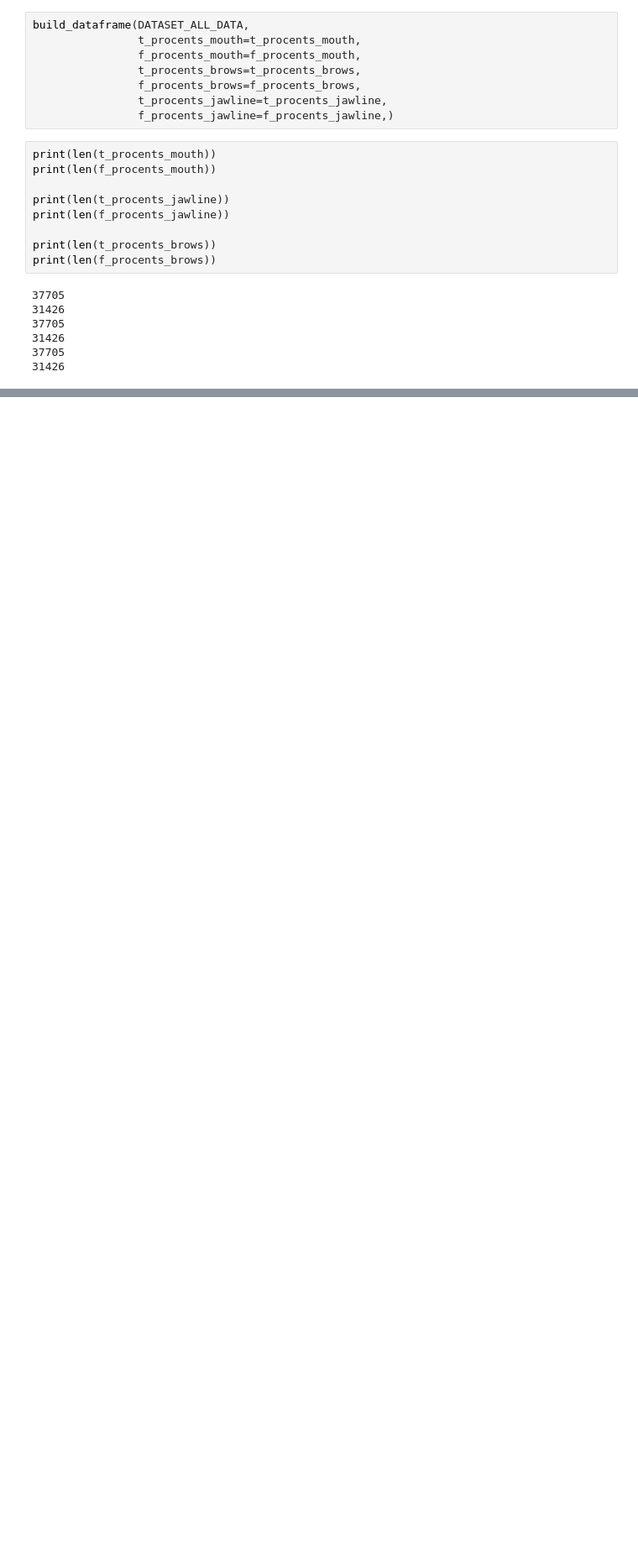
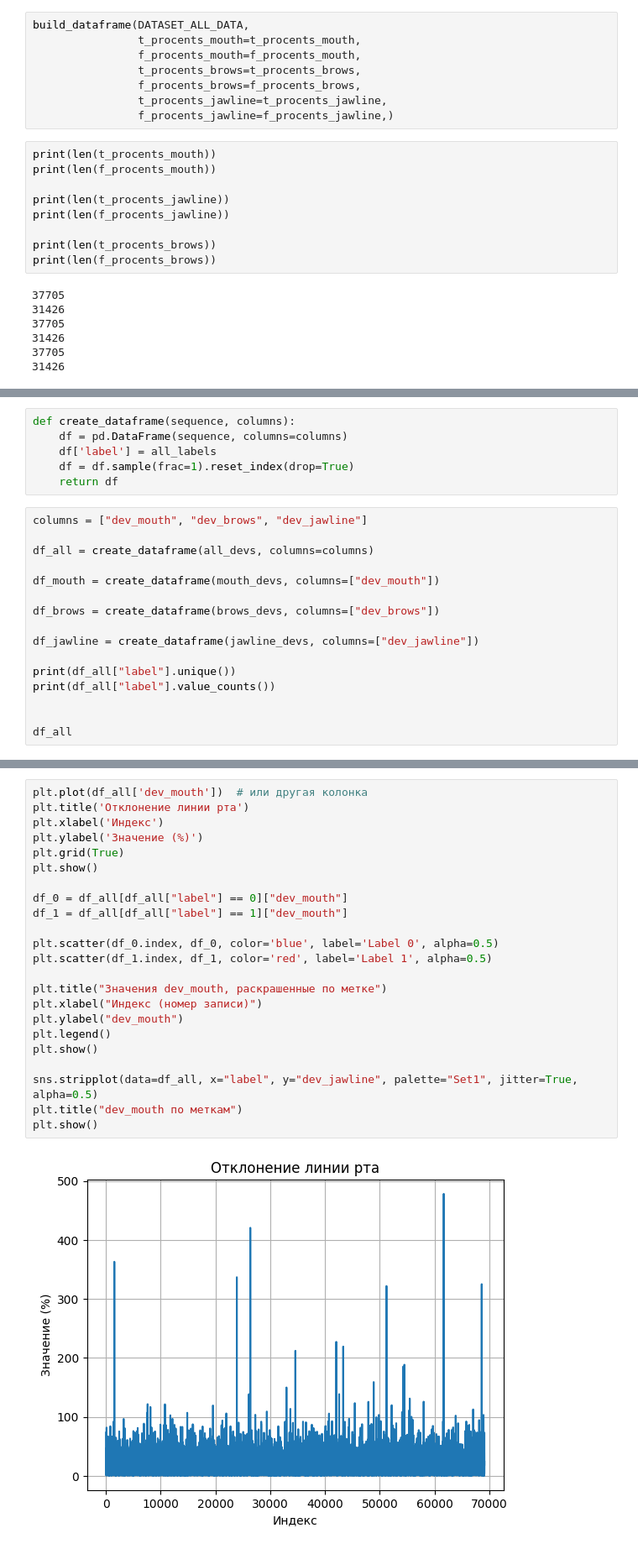
Before and after one commit to CEPIbN/Machine-Learning, a Jupyter notebook: mediapipe-notebooks/calculate_avg_dev.ipynb, the cells around one changed output, grey strips where cells are left out. Shown at 84% size. Cells and saved outputs as stored; diff of their text form; blank space fills up the shorter version.

```diff
--- a/mediapipe-notebooks/calculate_avg_dev.ipynb
+++ b/mediapipe-notebooks/calculate_avg_dev.ipynb
@@ -239,0 +268,22 @@ print(f"Среднее отклонение бровей для feeling: {sum(f_
+# %%
+def create_dataframe(sequence, columns):
+    df = pd.DataFrame(sequence, columns=columns)
+    df['label'] = all_labels
+    df = df.sample(frac=1).reset_index(drop=True)
+    return df
+# %%
+columns = ["dev_mouth", "dev_brows", "dev_jawline"]
+
+df_all = create_dataframe(all_devs, columns=columns)
+
+df_mouth = create_dataframe(mouth_devs, columns=["dev_mouth"])
+
+df_brows = create_dataframe(brows_devs, columns=["dev_brows"])
+
+df_jawline = create_dataframe(jawline_devs, columns=["dev_jawline"])
+
+print(df_all["label"].unique())
+print(df_all["label"].value_counts())
+
+
+df_all
@@ -239,0 +332,25 @@ print(f"Среднее отклонение бровей для feeling: {sum(f_
+# %%
+plt.plot(df_all['dev_mouth'])  # или другая колонка
+plt.title('Отклонение линии рта')
+plt.xlabel('Индекс')
+plt.ylabel('Значение (%)')
+plt.grid(True)
+plt.show()
+
+df_0 = df_all[df_all["label"] == 0]["dev_mouth"]
+df_1 = df_all[df_all["label"] == 1]["dev_mouth"]
+
+plt.scatter(df_0.index, df_0, color='blue', label='Label 0', alpha=0.5)
+plt.scatter(df_1.index, df_1, color='red', label='Label 1', alpha=0.5)
+
+plt.title("Значения dev_mouth, раскрашенные по метке")
+plt.xlabel("Индекс (номер записи)")
+plt.ylabel("dev_mouth")
+plt.legend()
+plt.show()
+
+sns.stripplot(data=df_all, x="label", y="dev_jawline", palette="Set1", jitter=True, alpha=0.5)
+plt.title("dev_mouth по меткам")
+plt.show()
+# %% [output]
+[figure, added]
```
Also changed, not shown: parts of 23 cells of this notebook, 1 other file.
